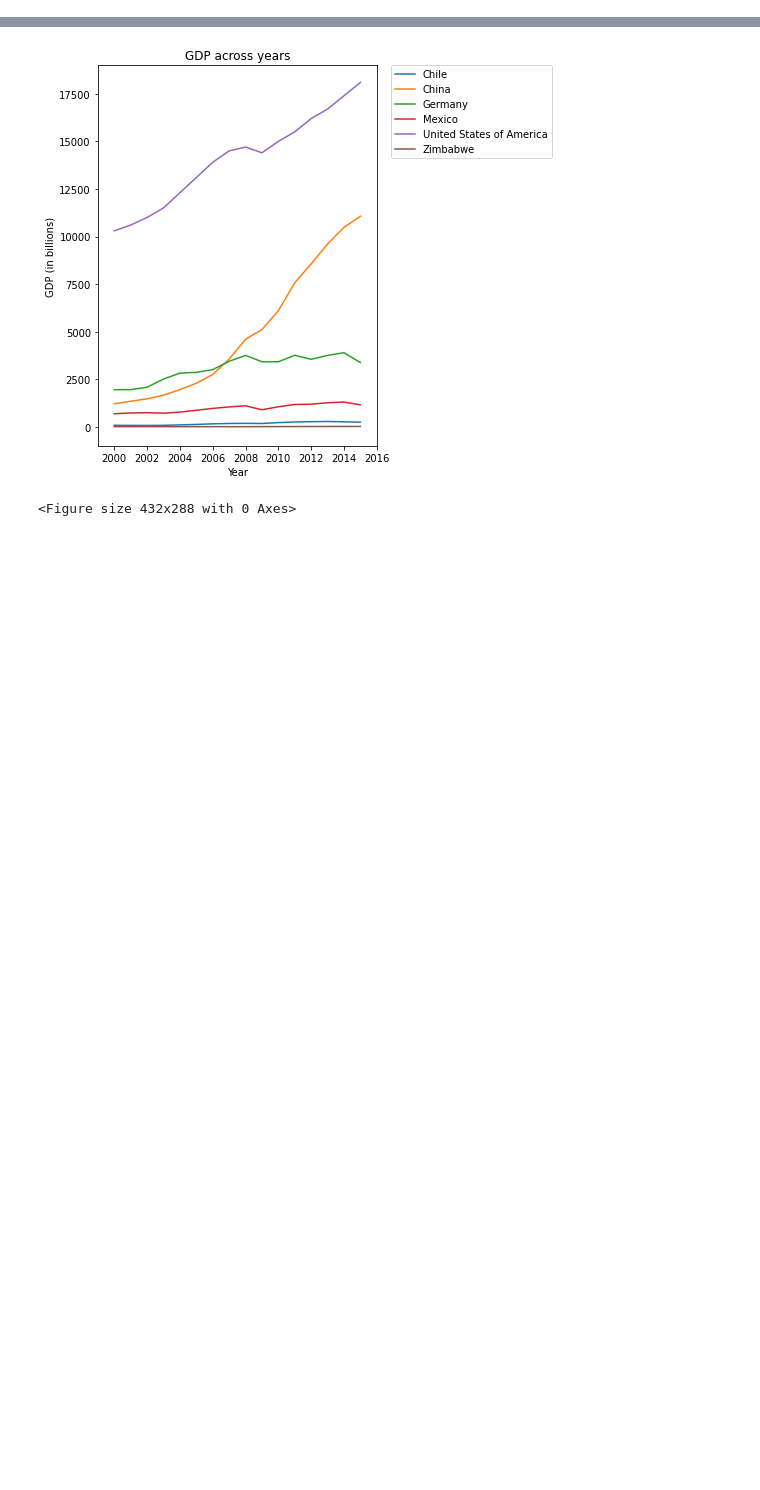
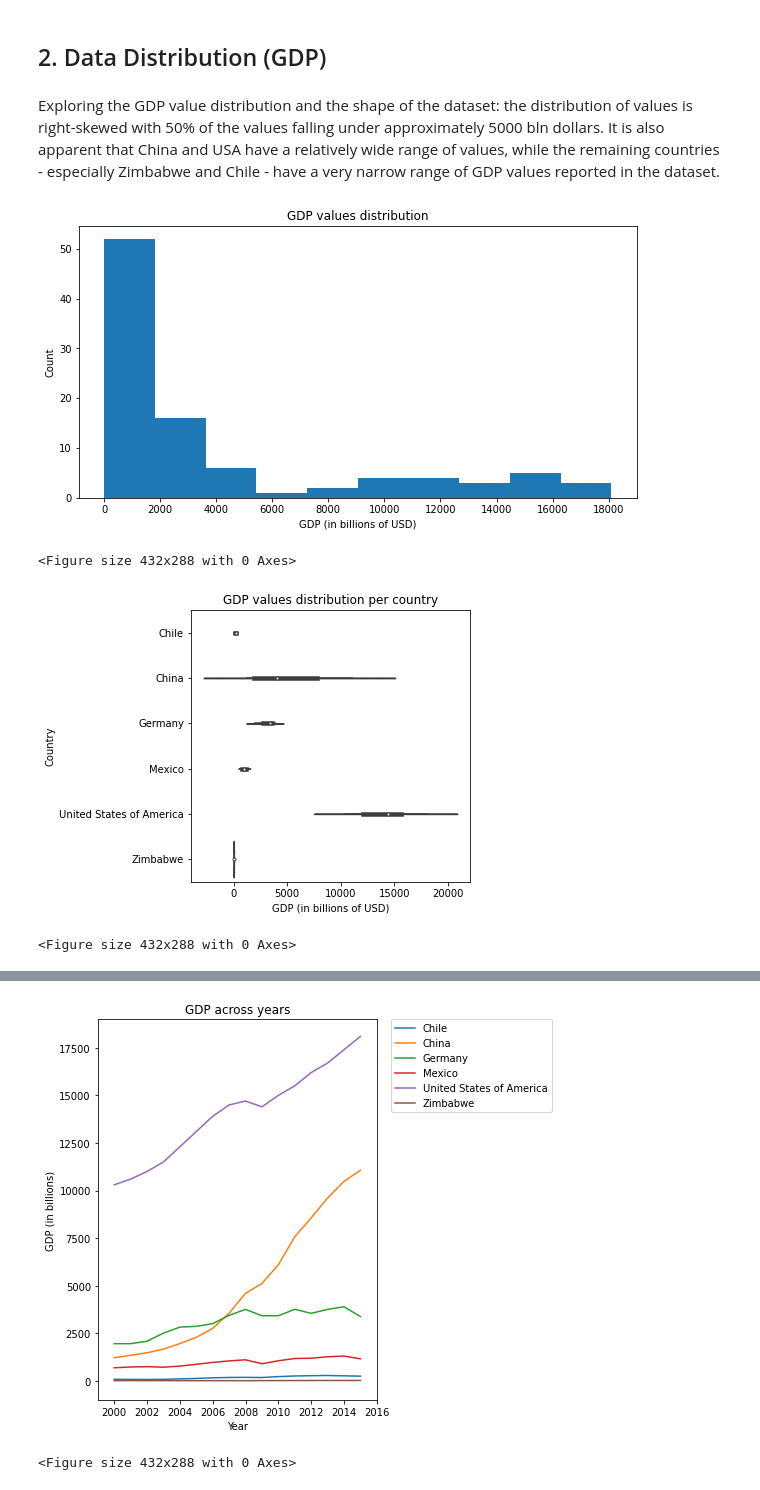
Before and after one commit to R0go/GDP_Life_Expectancy, a Jupyter notebook: life_expectancy_gdp.ipynb, the cells around one changed output, grey strips where cells are left out. Saved outputs shown, nothing was run; the diff lists cells and outputs as text; code cells hidden in the pictures; blank space fills up the shorter version.

```diff
--- a/life_expectancy_gdp.ipynb
+++ b/life_expectancy_gdp.ipynb
@@ -58,2 +56,27 @@ print(data_file.Country.unique())
 ['Chile' 'China' 'Germany' 'Mexico' 'United States of America' 'Zimbabwe']
+# %% [markdown]
+## 2. Data Distribution (GDP)
+# %% [markdown]
+Exploring the GDP value distribution and the shape of the dataset: the distribution of values is right-skewed with 50% of the values falling under approximately 5000 bln dollars. It is also apparent that China and USA have a relatively wide range of values, while the remaining countries - especially Zimbabwe and Chile - have a very narrow range of GDP values reported in the dataset.
+# %%
+fig, ax = plt.subplots(figsize=(10,5))
+plt.hist(data_file['GDP'], bins=10)
+plt.title('GDP values distribution')
+plt.xlabel('GDP (in billions of USD)')
+plt.ylabel('Count')
+ax.set_xticks([0, 2000, 4000, 6000, 8000, 10000, 12000, 14000, 16000, 18000])
+plt.show()
+plt.clf()
+
+fig, ax = plt.subplots(figsize=(5,5))
+sns.violinplot(x='GDP', y='Country', data = data_file)
+plt.title('GDP values distribution per country')
+plt.xlabel('GDP (in billions of USD)')
+plt.show()
+plt.clf()
+# %% [output]
+[figure, added]
+<Figure size 432x288 with 0 Axes>
+[figure, added]
+<Figure size 432x288 with 0 Axes>
 # %% [markdown]
```
Also changed, not shown: parts of 11 cells of this notebook.
